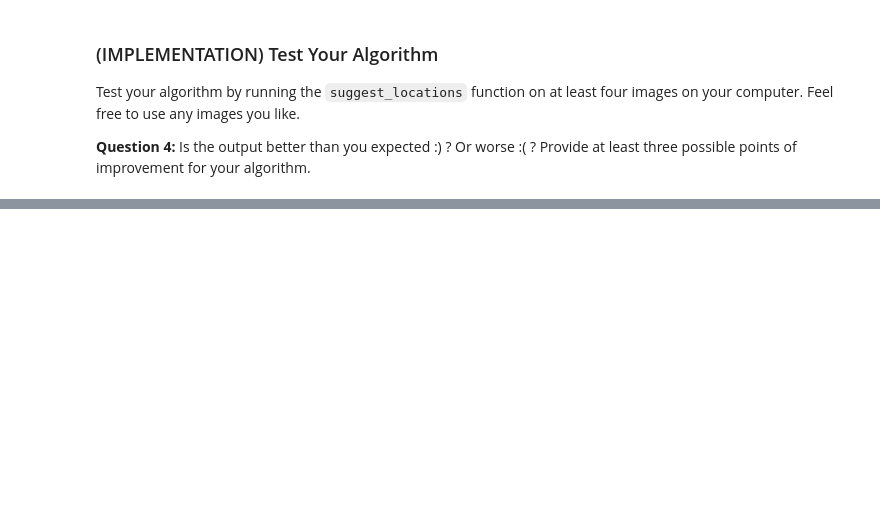
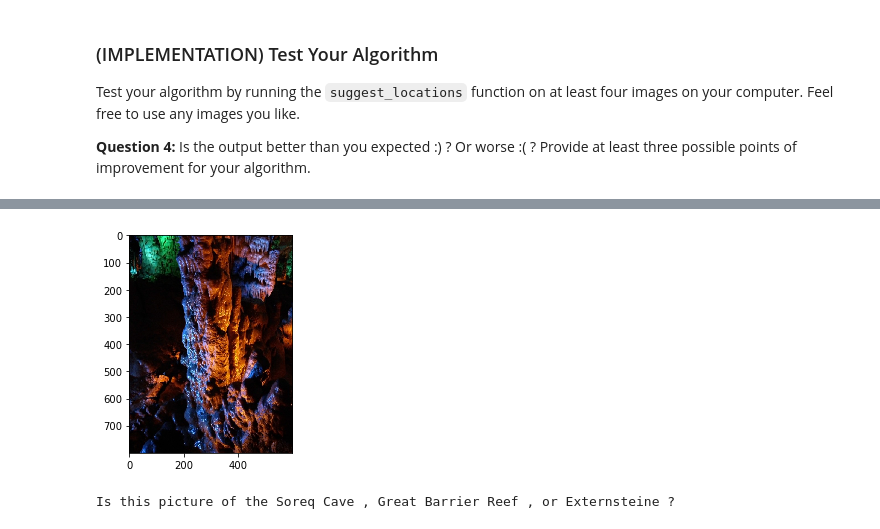
Before and after one commit to erichuiwong/deep-learning, a Jupyter notebook: landmark-classifier/landmark_project/landmark.ipynb, the cells around one changed output, grey strips where cells are left out. Cells and saved outputs as stored; diff of their text form; code cells hidden in the pictures; blank space fills up the shorter version.

```diff
--- a/landmark-classifier/landmark_project/landmark.ipynb
+++ b/landmark-classifier/landmark_project/landmark.ipynb
@@ -647,0 +649,6 @@ __Answer:__ (Three possible points for improvement)
+# %%
+
+suggest_locations('images/test/24.Soreq_Cave/18dbbad48a83a742.jpg')
+# %% [output]
+[figure, added]
+Is this picture of the Soreq Cave , Great Barrier Reef , or Externsteine ?
```
Also changed, not shown: parts of 19 cells of this notebook.
